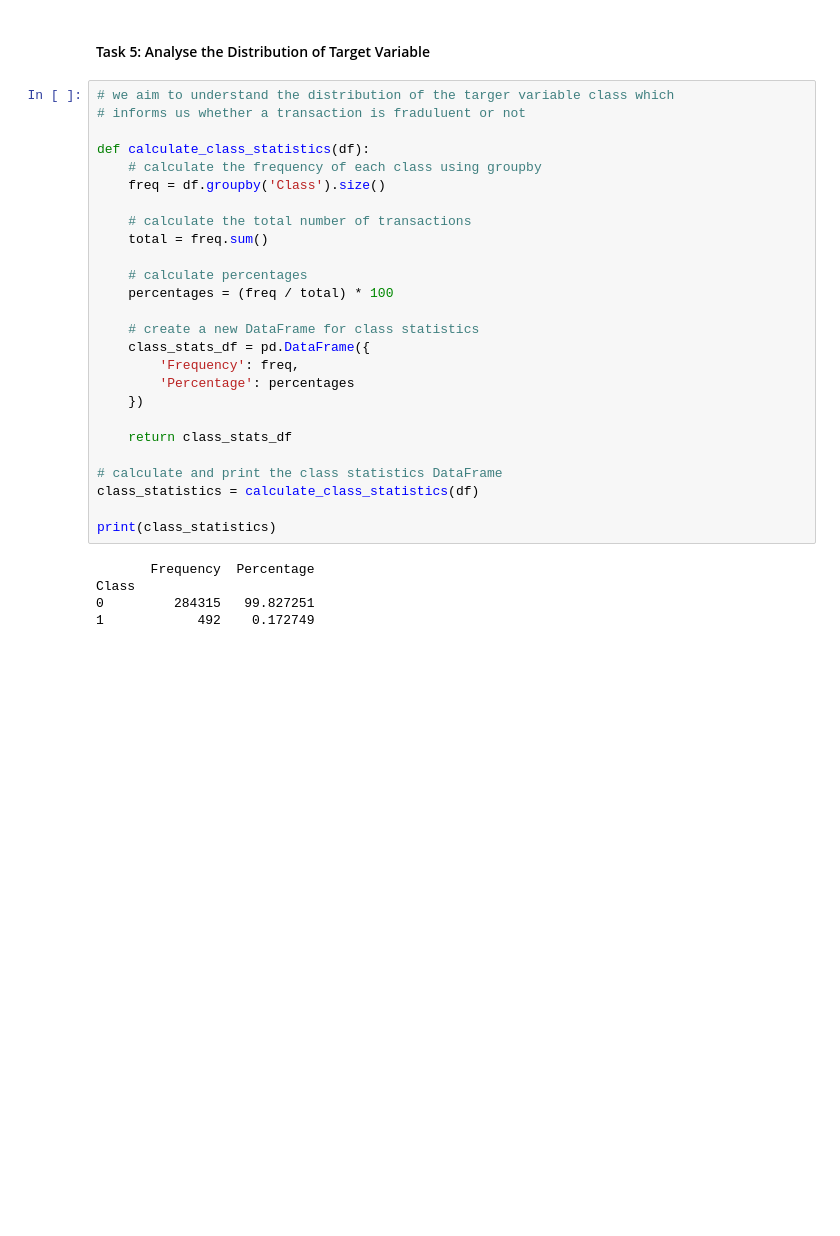
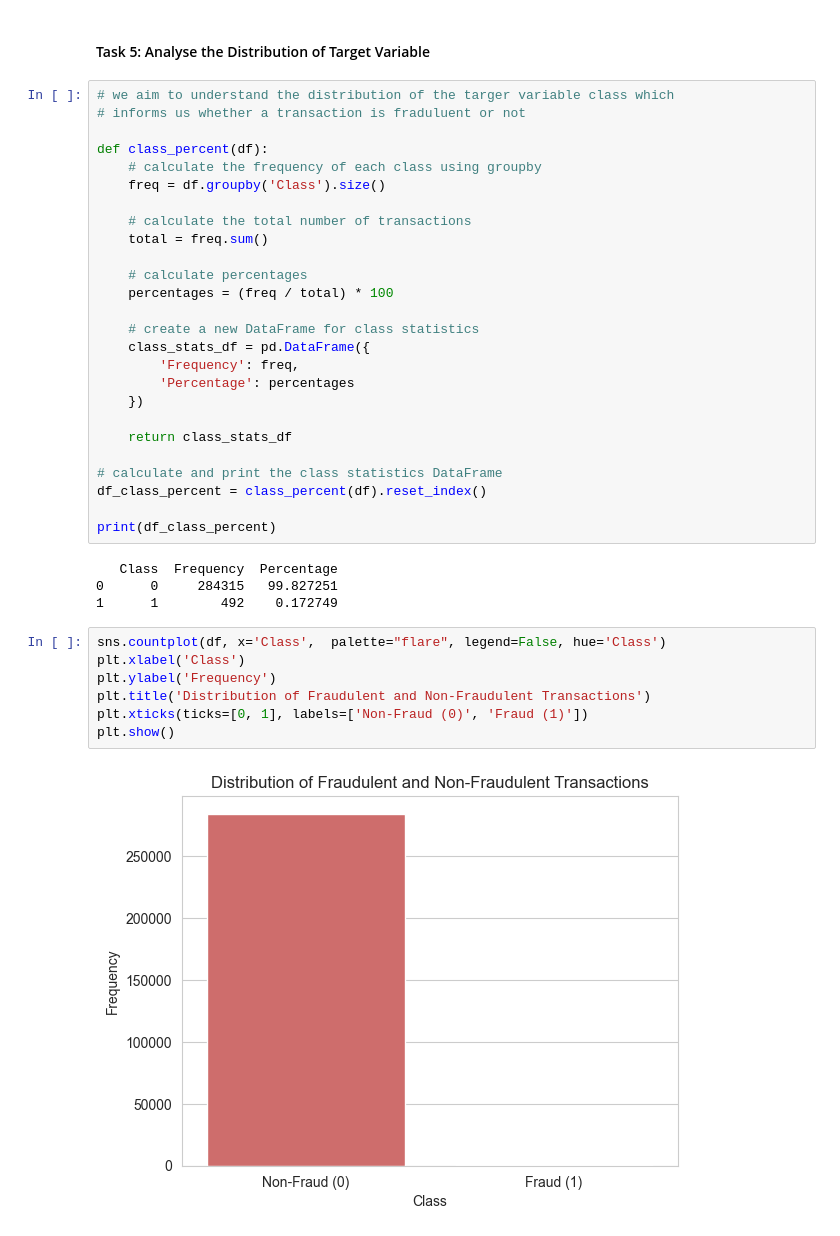
Before and after one commit to niknaaks/credit_card_fraud_detector, a Jupyter notebook: Credit_Fraud_Detection_Project.ipynb, the cells around one changed output. Cells and saved outputs as stored; diff of their text form; blank space fills up the shorter version.

```diff
--- a/Credit_Fraud_Detection_Project.ipynb
+++ b/Credit_Fraud_Detection_Project.ipynb
@@ -83,7 +84,7 @@ dtype: int64
 # we aim to understand the distribution of the targer variable class which
 # informs us whether a transaction is fraduluent or not
 
-def calculate_class_statistics(df):
+def class_percent(df):
     # calculate the frequency of each class using groupby
     freq = df.groupby('Class').size()
 
@@ -102,11 +103,19 @@ def calculate_class_statistics(df):
     return class_stats_df
 
 # calculate and print the class statistics DataFrame
-class_statistics = calculate_class_statistics(df)
+df_class_percent = class_percent(df).reset_index()
 
-print(class_statistics)
+print(df_class_percent)
 # %% [output]
-       Frequency  Percentage
-Class
-0         284315   99.827251
-1            492    0.172749
+   Class  Frequency  Percentage
+0      0     284315   99.827251
+1      1        492    0.172749
+# %%
+sns.countplot(df, x='Class',  palette="flare", legend=False, hue='Class')
+plt.xlabel('Class')
+plt.ylabel('Frequency')
+plt.title('Distribution of Fraudulent and Non-Fraudulent Transactions')
+plt.xticks(ticks=[0, 1], labels=['Non-Fraud (0)', 'Fraud (1)'])
+plt.show()
+# %% [output]
+[figure, added]
```
Also changed, not shown: parts of 1 cell of this notebook.
